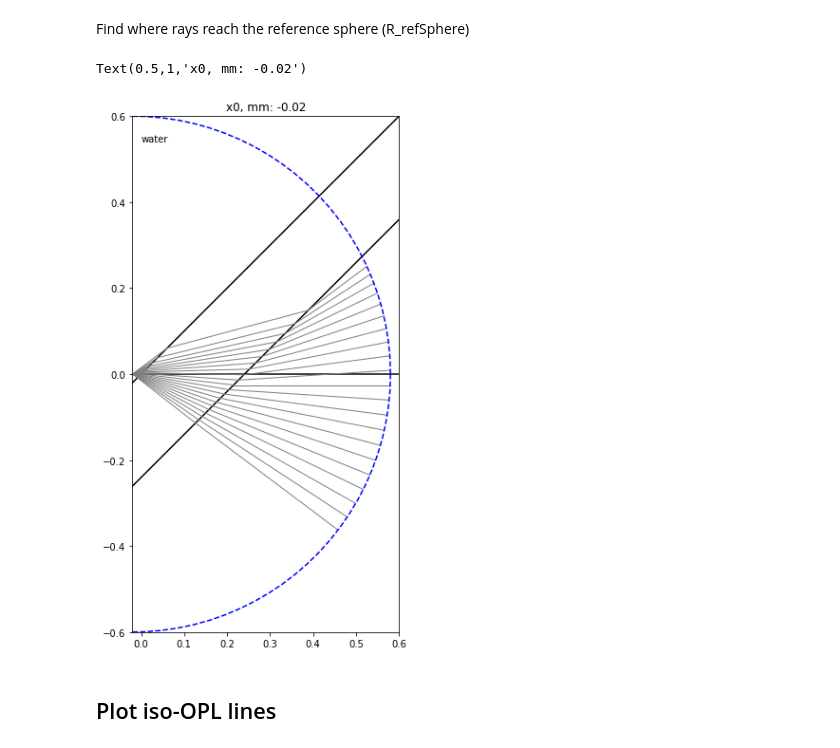
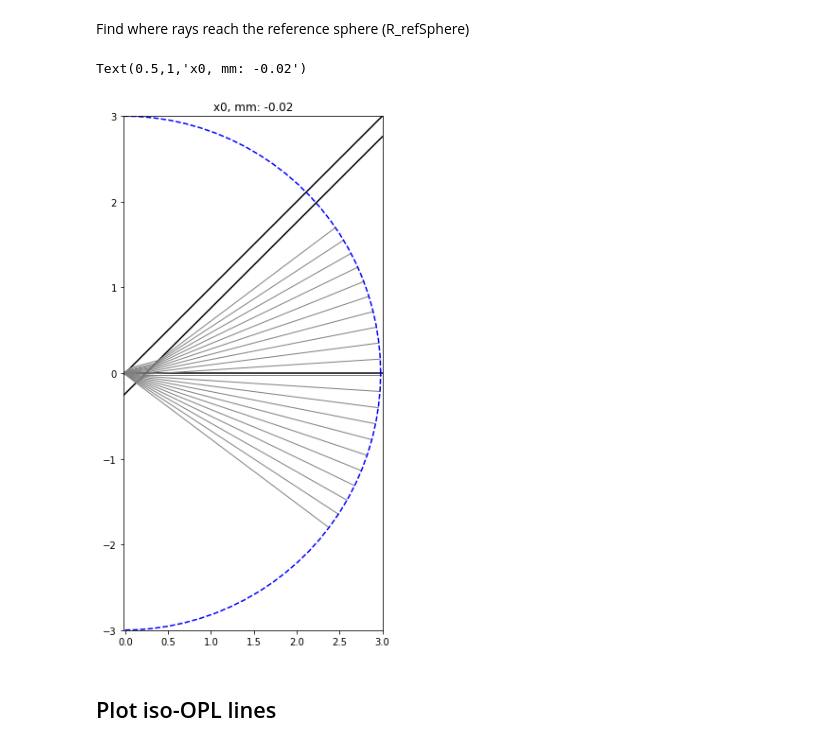
Before and after one commit to nvladimus/refractive_index_mismatch, a Jupyter notebook: OPD_rayTracing_tiltedCoverslip_2D-v2.0.ipynb, the cells around one changed output. Saved outputs shown, nothing was run; the diff lists cells and outputs as text; code cells hidden in the pictures.

```diff
--- a/OPD_rayTracing_tiltedCoverslip_2D-v2.0.ipynb
+++ b/OPD_rayTracing_tiltedCoverslip_2D-v2.0.ipynb
@@ -113,34 +113,33 @@ def ref_sphere(x0, y0, r):
 # %%
 i_medium = 0 #water
 n_media = n_mediaArray[i_medium]
 x0, y0 = source_posX_mm, source_posY_mm
-R_refSphere_mm = 0.6
+R_refSphere_mm = 3.0
 
 fig, ax = plt.subplots(1,1,figsize = (10,10))
 x_min = -0.1
 x_max = R_refSphere_mm
 ax.plot([x_min, x_max],[S1(x_min), S1(x_max)],'-k')
 ax.plot([x_min, x_max],[S2(x_min), S2(x_max)],'-k')
 ax.axhline(y=0, color='k')
 ax.set_aspect('equal', 'box')
 
 (x1,y1,theta1, x2,y2,theta2) = ray_tracing(x0,y0, thetaRadArray, tilt_angle, \
                                   n_sample, n_glass, n_mediaArray[i_medium], thickness_glass)
 
 (x3_refSphere, y3_refSphere) = intersectRefSphere(x0,y0,x2,y2,theta2,R_refSphere_mm)
 ax.plot([x0*np.ones(len(thetaRadArray)), x1], [y0*np.ones(len(thetaRadArray)), y1],color = 'gray',lw = 1)
 ax.plot([x1, x2], [y1, y2],color = 'gray',lw = 1)
 ax.plot([x2, x3_refSphere], [y2, y3_refSphere],color = 'gray',lw = 1)
 
 (x_sphere,y_sphere) = ref_sphere(x0, y0, R_refSphere_mm)
 ax.plot(x_sphere,y_sphere, '--b')
 ax.set_xlim([x0, x_max])
 ax.set_ylim([-R_refSphere_mm, R_refSphere_mm])
-ax.text(0, R_refSphere_mm*0.9, mediaLabel[i_medium])
 ax.set_title('x0, mm: ' + str(x0))
 # %% [output]
 Text(0.5,1,'x0, mm: -0.02')
-[figure, old version]
+[figure, new version]
 # %% [markdown]
 ## Plot iso-OPL lines
 # %%
```
Also changed, not shown: parts of 6 cells of this notebook.
